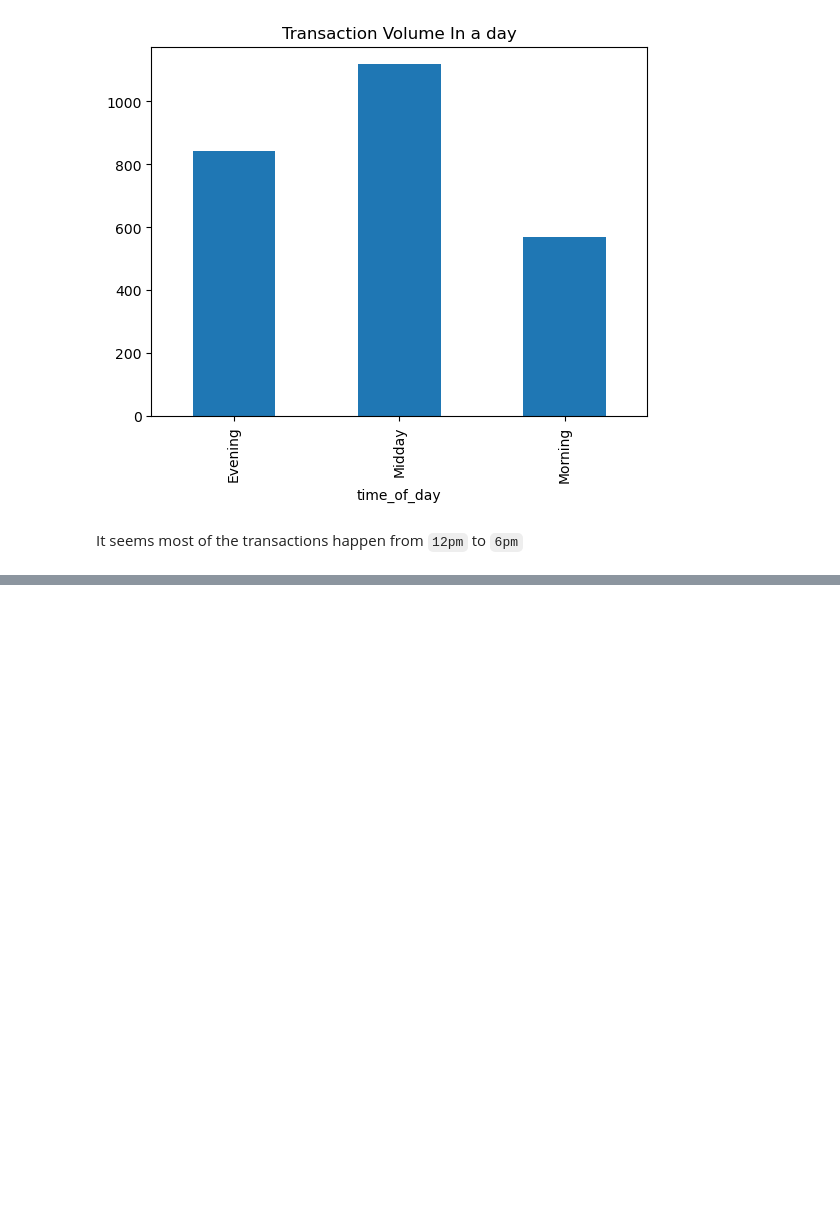
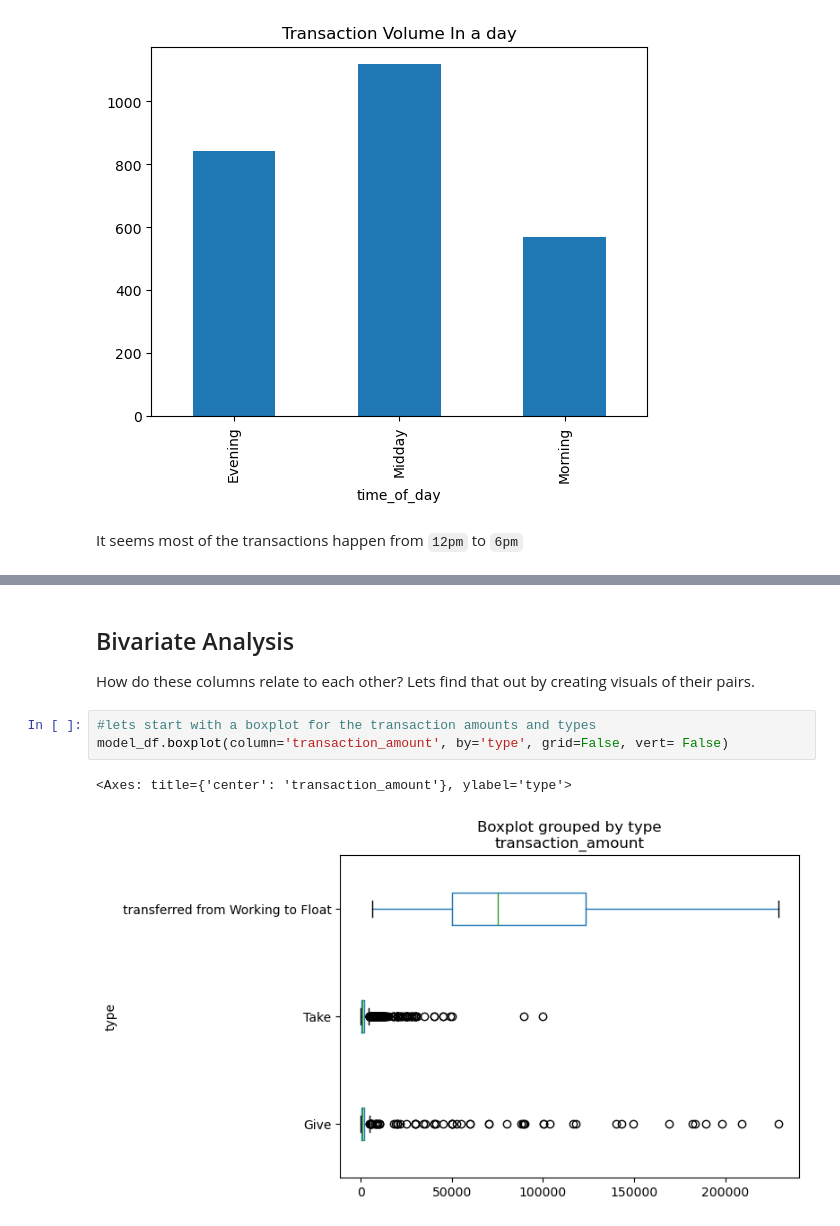
Before and after one commit to MarwaBrian/mpesa, a Jupyter notebook: index.ipynb, the cells around one changed output, grey strips where cells are left out. Cells and saved outputs as stored; diff of their text form; blank space fills up the shorter version.

```diff
--- a/index.ipynb
+++ b/index.ipynb
@@ -584,0 +605,10 @@ transactions_per_month.plot(kind='bar', title='Monthly Transactions')
+# %% [markdown]
+## Bivariate Analysis
+How do these columns relate to each other?
+Lets find that out by creating visuals of their pairs.
+# %%
+#lets start with a boxplot for the transaction amounts and types
+model_df.boxplot(column='transaction_amount', by='type', grid=False, vert= False)
+# %% [output]
+<Axes: title={'center': 'transaction_amount'}, ylabel='type'>
+[figure, added]
```
Also changed, not shown: parts of 9 cells of this notebook.
